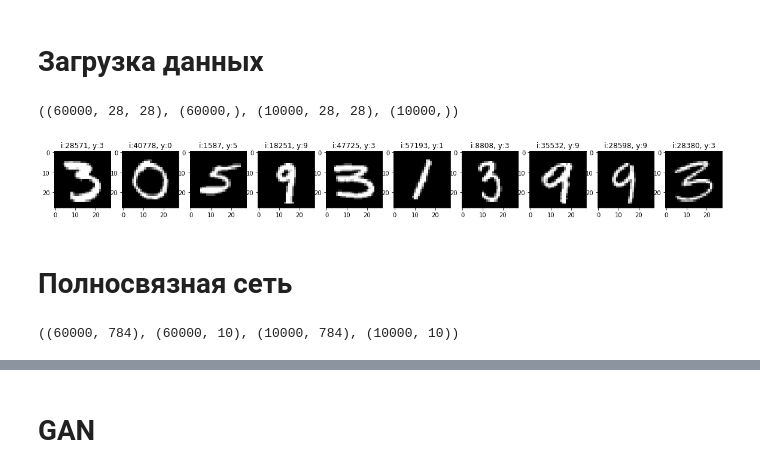
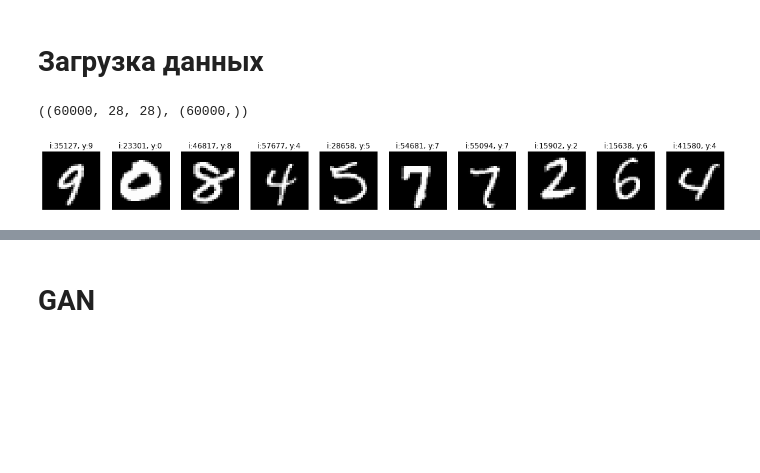
Before and after one commit to yurichernyshov/Examples, a Jupyter notebook: GAN for MNIST.ipynb, the cells around one changed output, grey strips where cells are left out. Cells and saved outputs as stored; diff of their text form; code cells hidden in the pictures; blank space fills up the shorter version.

```diff
--- a/GAN for MNIST.ipynb
+++ b/GAN for MNIST.ipynb
@@ -13,30 +19,18 @@ from tqdm import tqdm
 # %%
 from tensorflow.keras.datasets.mnist import load_data
 # %%
-(X_train, y_train), (X_test, y_test) = load_data()
+(X_train, y_train), (_, _) = load_data()
 # %%
-X_train.shape, y_train.shape, X_test.shape, y_test.shape
+X_train.shape, y_train.shape
 # %% [output]
-((60000, 28, 28), (60000,), (10000, 28, 28), (10000,))
+((60000, 28, 28), (60000,))
 # %%
 _, ax = plt.subplots(1,10, figsize=(20,5))
 for i in range(10):
     num = np.random.randint(0, X_train.shape[0])
     ax[i].imshow(X_train[num], cmap='gray')
     ax[i].set_title("i:{}, y:{}".format(num, y_train[num]))
+    ax[i].axis('off')
 plt.show()
 # %% [output]
-[figure, old version]
+[figure, new version]
-# %% [markdown]
-# Полносвязная сеть
-# %%
-X_train_proc = X_train.reshape(-1, np.product(X_train.shape[1:3]))
-y_train_ohe = tf.keras.utils.to_categorical(y_train)
-X_test_proc = X_test.reshape(-1, np.product(X_test.shape[1:3]))
-y_test_ohe = tf.keras.utils.to_categorical(y_test)
-
-PIC_SIZE = int(np.product(X_train.shape[1:3]))
-
-X_train_proc.shape, y_train_ohe.shape, X_test_proc.shape, y_test_ohe.shape
-# %% [output]
-((60000, 784), (60000, 10), (10000, 784), (10000, 10))
```
Also changed, not shown: parts of 17 cells of this notebook, 10 other files.
